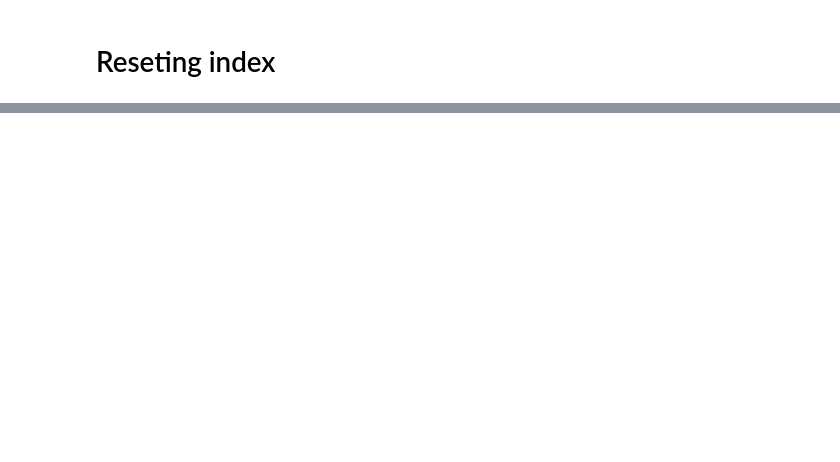
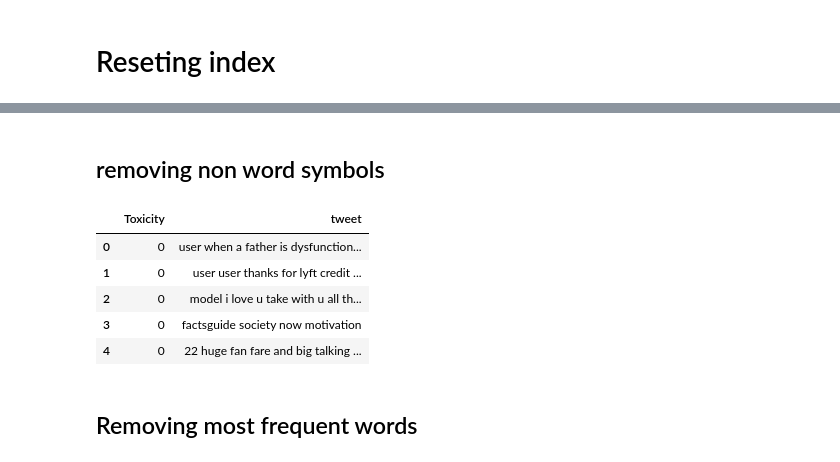
Before and after one commit to daasdemha/toxic_tweets_Prediction, a Jupyter notebook: Detecting_toxic_language.ipynb, the cells around one changed output, grey strips where cells are left out. Saved outputs shown, nothing was run; the diff lists cells and outputs as text; code cells hidden in the pictures; blank space fills up the shorter version.

Commit message:
Pre-processing completed. Extra material written in  word doc.

```diff
--- a/Detecting_toxic_language.ipynb
+++ b/Detecting_toxic_language.ipynb
@@ -76,0 +145,2 @@ DataFrame.isnull().sum()  # Checking the dataframe for null values.
+# %%
+DataFrame.drop_duplicates(inplace = True)  # checks for duplicates and removes them
@@ -93,5 +188,5 @@ print("0 is represented ", zero, "\n1 is represented ", one)
 # %%
-row_to_remove = np.random.RandomState(1).choice(DataFrame[DataFrame['Toxicity']==0].index,size=8439,replace=False)
+row_to_remove = np.random.RandomState(1).choice(DataFrame[DataFrame['Toxicity']==0].index,size=6465,replace=False)
 DataFrame = DataFrame.drop(row_to_remove)
 # %%
 print(DataFrame.pivot_table(columns=['Toxicity'], aggfunc='size'))  # counts duplicates in the selected dataframe column.
@@ -105,0 +230,14 @@ DataFrame
+# %% [markdown]
+## removing non word symbols
+# %%
+DataFrame['tweet'] = DataFrame['tweet'].str.replace('[^\w\s]','')
+DataFrame.head()
+# %% [output]
+|  | Toxicity | tweet |
+| 0 | 0 | user when a father is dysfunction... |
+| 1 | 0 | user user thanks for lyft credit ... |
+| 2 | 0 | model i love u take with u all th... |
+| 3 | 0 | factsguide society now motivation |
+| 4 | 0 | 22 huge fan fare and big talking ... |
+# %% [markdown]
+## Removing most frequent words
```
Also changed, not shown: parts of 50 cells of this notebook, 3 other files.
